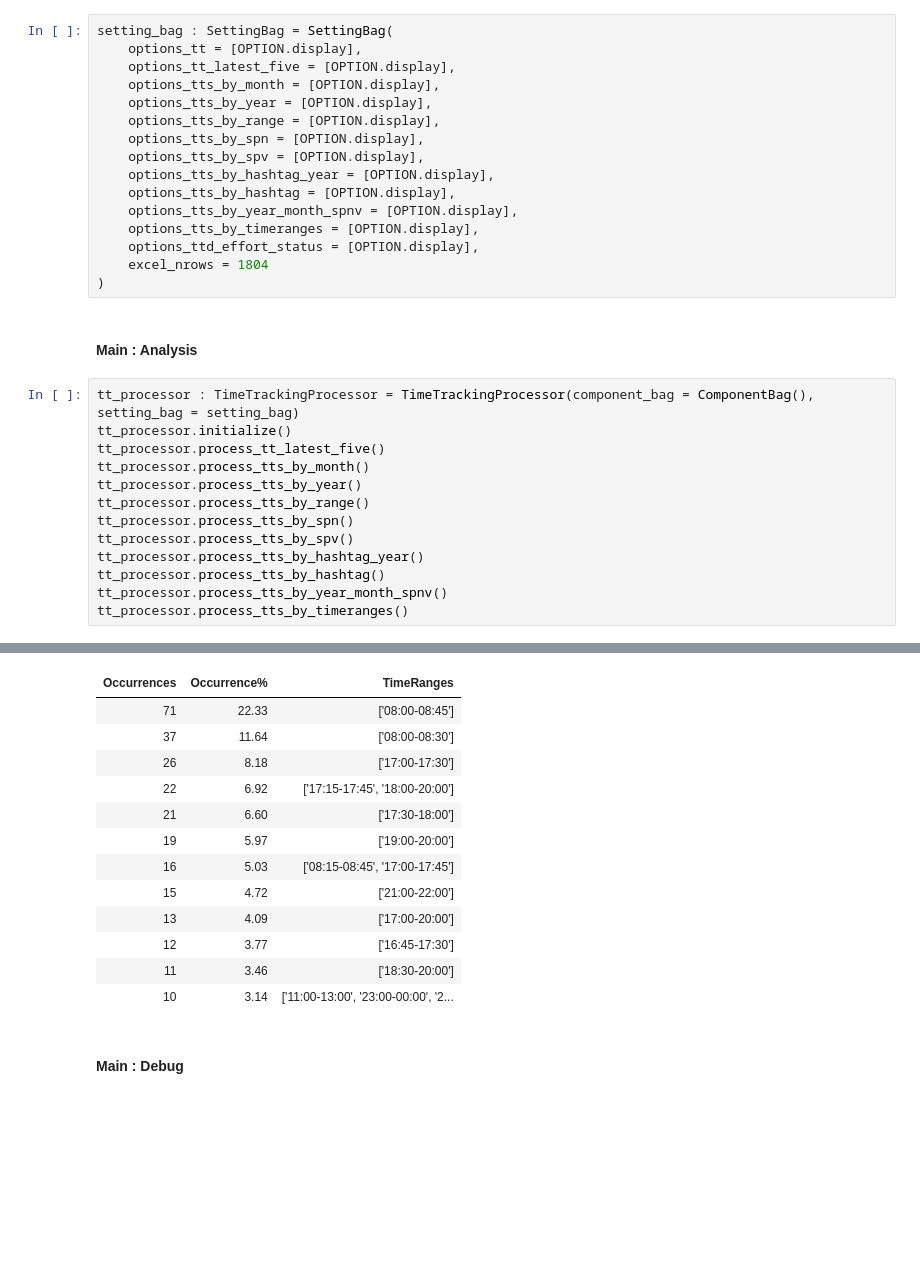
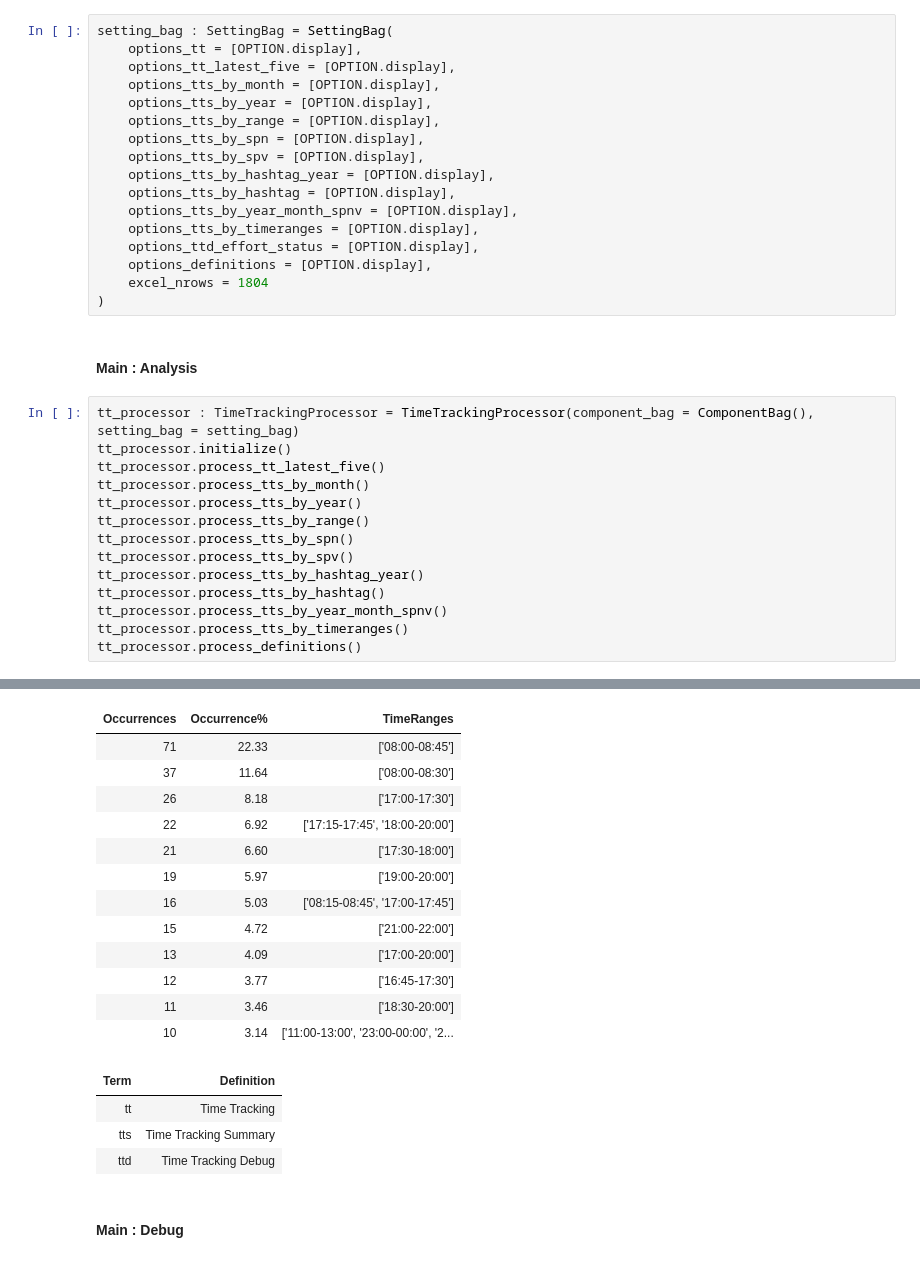
Before and after one commit to numbworks/nwtimetracking, a Jupyter notebook: src/nwtimetracking.ipynb, the cells around one changed output, grey strips where cells are left out. Saved outputs shown, nothing was run; the diff lists cells and outputs as text; blank space fills up the shorter version.

Commit message:
#56 [HEAVY RE-STRUCTURING] Expanded and re-enabled: create_definitions_df().

```diff
--- a/src/nwtimetracking.ipynb
+++ b/src/nwtimetracking.ipynb
@@ -29,6 +29,7 @@ setting_bag : SettingBag = SettingBag(
     options_tts_by_year_month_spnv = [OPTION.display],
     options_tts_by_timeranges = [OPTION.display],
     options_ttd_effort_status = [OPTION.display],
+    options_definitions = [OPTION.display],
     excel_nrows = 1804
 )
 # %% [markdown]
@@ -46,6 +47,7 @@ tt_processor.process_tts_by_hashtag_year()
 tt_processor.process_tts_by_hashtag()
 tt_processor.process_tts_by_year_month_spnv()
 tt_processor.process_tts_by_timeranges()
+tt_processor.process_definitions()
 # %% [output]
 | Date | StartTime | EndTime | Effort | Hashtag | Descriptor | IsSoftwareProject | IsReleaseDay | Year | Month |
 | 2025-12-21 | 18:45 | 20:45 | 2h 00m | #python | nwreadinglist v4.4.0 | True | False | 2025 | 12 |
@@ -110,33 +112,37 @@ tt_processor.process_tts_by_timeranges()
 | #overtime | 36h 30m | 0.56 |
 | #powershell | 154h 00m | 2.37 |
 | #python | 1068h 15m | 16.47 |
 | #studying | 522h 45m | 8.06 |
 | #untagged | 2548h 45m | 39.30 |
 | Year | Month | SoftwareProjectName | SoftwareProjectVersion | Effort |
 | 2025 | 1 | nwknowledgebase | 1.0.0 | 01h 30m |
 | 2025 | 4 | nwknowledgebase | 1.0.0 | 24h 15m |
 | 2025 | 5 | nwbuild | 1.0.0 | 25h 45m |
 | 2025 | 6 | nwrefurbishedanalytics | 1.0.0 | 64h 00m |
 | 2025 | 7 | nwrefurbishedanalytics | 1.0.0 | 113h 15m |
 | 2025 | 8 | nwknowledgebase | 1.0.0 | 15h 30m |
 | 2025 | 8 | nwrefurbishedanalytics | 1.0.0 | 00h 45m |
 | 2025 | 9 | nwknowledgebase | 1.0.0 | 58h 00m |
 | 2025 | 10 | nwknowledgebase | 1.0.0 | 59h 00m |
 | 2025 | 11 | nwknowledgebase | 1.0.0 | 71h 30m |
 | 2025 | 12 | nwknowledgebase | 1.0.0 | 107h 30m |
 | Occurrences | Occurrence% | TimeRanges |
 | 71 | 22.33 | ['08:00-08:45'] |
 | 37 | 11.64 | ['08:00-08:30'] |
 | 26 | 8.18 | ['17:00-17:30'] |
 | 22 | 6.92 | ['17:15-17:45', '18:00-20:00'] |
 | 21 | 6.60 | ['17:30-18:00'] |
 | 19 | 5.97 | ['19:00-20:00'] |
 | 16 | 5.03 | ['08:15-08:45', '17:00-17:45'] |
 | 15 | 4.72 | ['21:00-22:00'] |
 | 13 | 4.09 | ['17:00-20:00'] |
 | 12 | 3.77 | ['16:45-17:30'] |
 | 11 | 3.46 | ['18:30-20:00'] |
 | 10 | 3.14 | ['11:00-13:00', '23:00-00:00', '2... |
+| Term | Definition |
+| tt | Time Tracking |
+| tts | Time Tracking Summary |
+| ttd | Time Tracking Debug |
 # %% [markdown]
 #### Main : Debug
 # %%
```
Also changed, not shown: 1 other file.
